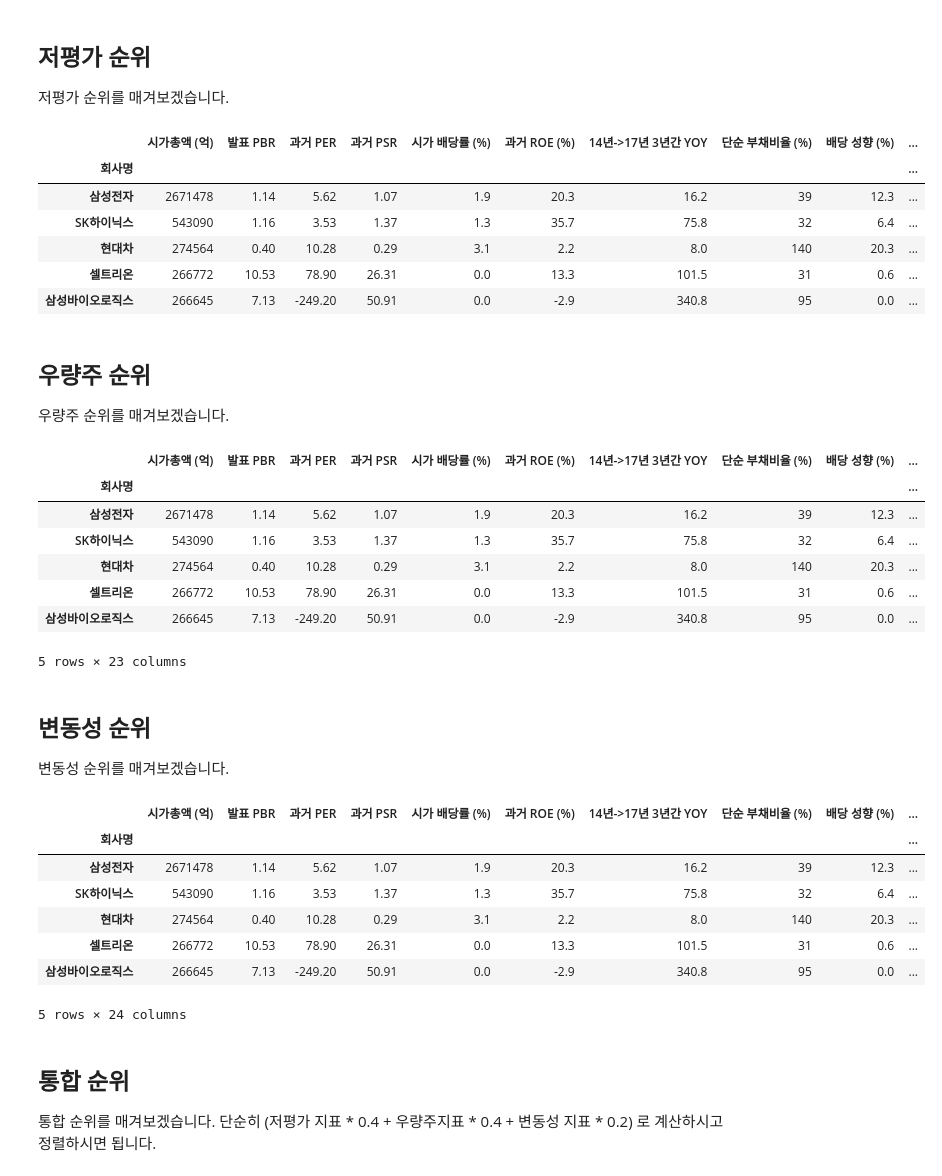
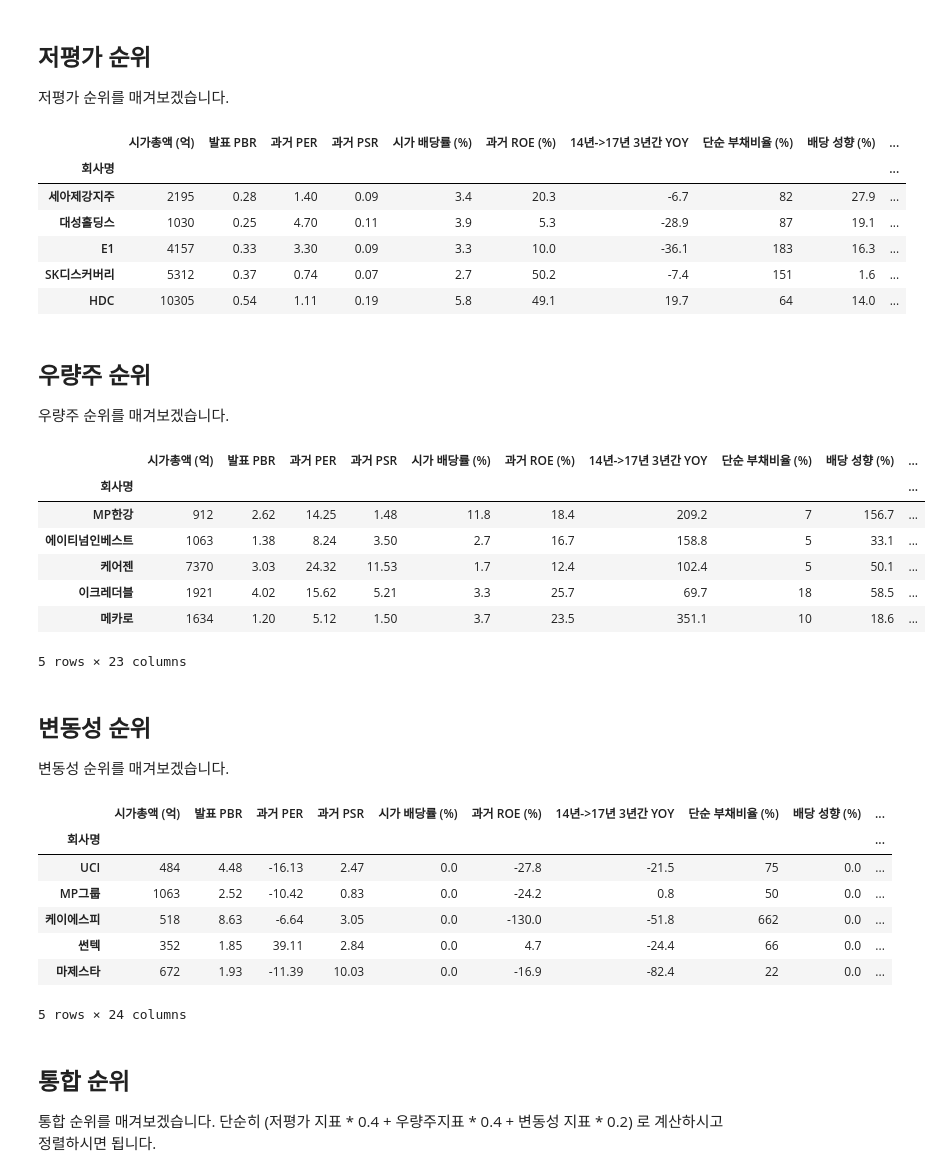
Before and after one commit to tomowind/hkkang_youtube, a Jupyter notebook: notebooks/7-buffett-korea.ipynb, the cells around one changed output. Cells and saved outputs as stored; diff of their text form; code cells hidden in the pictures.

```diff
--- a/notebooks/7-buffett-korea.ipynb
+++ b/notebooks/7-buffett-korea.ipynb
@@ -63,55 +63,57 @@ df['1/PBR'] = 1 / df['발표\nPBR']
 df['1/PER'] = 1 / df['과거\nPER']
 df['1/PSR'] = 1 / df['과거\nPSR']
 
-df['순위 배당수익'] = df['시가\n배당률\n(%)'].rank()
-df['순위 PBR'] = df['1/PBR'].rank()
-df['순위 PER'] = df['1/PER'].rank()
-df['순위 PSR'] = df['1/PSR'].rank()
+df['순위 배당수익'] = df['시가\n배당률\n(%)'].rank(ascending=False)
+df['순위 PBR'] = df['1/PBR'].rank(ascending=False)
+df['순위 PER'] = df['1/PER'].rank(ascending=False)
+df['순위 PSR'] = df['1/PSR'].rank(ascending=False)
 df['통합 저평가 지표'] = df[['순위 배당수익', '순위 PBR', '순위 PER', '순위 PSR']].mean(axis=1)
-df.head()
+
+df.sort_values(by='통합 저평가 지표').head()
 # %% [output]
 |  | 시가총액 (억) | 발표 PBR | 과거 PER | 과거 PSR | 시가 배당률 (%) | 과거 ROE (%) | 14년->17년 3년간 YOY | 단순 부채비율 (%) | 배당 성향 (%) | ... |
 | 회사명 |  |  |  |  |  |  |  |  |  | ... |
-| 삼성전자 | 2671478 | 1.14 | 5.62 | 1.07 | 1.9 | 20.3 | 16.2 | 39 | 12.3 | ... |
-| SK하이닉스 | 543090 | 1.16 | 3.53 | 1.37 | 1.3 | 35.7 | 75.8 | 32 | 6.4 | ... |
-| 현대차 | 274564 | 0.40 | 10.28 | 0.29 | 3.1 | 2.2 | 8.0 | 140 | 20.3 | ... |
-| 셀트리온 | 266772 | 10.53 | 78.90 | 26.31 | 0.0 | 13.3 | 101.5 | 31 | 0.6 | ... |
-| 삼성바이오로직스 | 266645 | 7.13 | -249.20 | 50.91 | 0.0 | -2.9 | 340.8 | 95 | 0.0 | ... |
+| 세아제강지주 | 2195 | 0.28 | 1.40 | 0.09 | 3.4 | 20.3 | -6.7 | 82 | 27.9 | ... |
+| 대성홀딩스 | 1030 | 0.25 | 4.70 | 0.11 | 3.9 | 5.3 | -28.9 | 87 | 19.1 | ... |
+| E1 | 4157 | 0.33 | 3.30 | 0.09 | 3.3 | 10.0 | -36.1 | 183 | 16.3 | ... |
+| SK디스커버리 | 5312 | 0.37 | 0.74 | 0.07 | 2.7 | 50.2 | -7.4 | 151 | 1.6 | ... |
+| HDC | 10305 | 0.54 | 1.11 | 0.19 | 5.8 | 49.1 | 19.7 | 64 | 14.0 | ... |
 # %% [markdown]
 ## 우량주 순위
 
 우량주 순위를 매겨보겠습니다.
 # %%
-df['ROE 순위'] = df['과거\nROE\n(%)'].rank()
-df['영업이익 성장 순위'] = df['14년->17년\n3년간 YOY'].rank()
-df['부채비율 순위'] = df['단순\n부채비율\n(%)'].rank()
-df['배당성향 순위'] = df['배당\n성향\n(%)'].rank()
+df['ROE 순위'] = df['과거\nROE\n(%)'].rank(ascending=False)
+df['영업이익 성장 순위'] = df['14년->17년\n3년간 YOY'].rank(ascending=False)
+df['부채비율 순위'] = df['단순\n부채비율\n(%)'].rank(ascending=True)
+df['배당성향 순위'] = df['배당\n성향\n(%)'].rank(ascending=False)
 df['통합 우량주 지표'] = df[['ROE 순위', '영업이익 성장 순위', '부채비율 순위', '배당성향 순위']].mean(axis=1)
-df.head()
+
+df.sort_values(by='통합 우량주 지표').head()
 # %% [output]
 |  | 시가총액 (억) | 발표 PBR | 과거 PER | 과거 PSR | 시가 배당률 (%) | 과거 ROE (%) | 14년->17년 3년간 YOY | 단순 부채비율 (%) | 배당 성향 (%) | ... |
 | 회사명 |  |  |  |  |  |  |  |  |  | ... |
-| 삼성전자 | 2671478 | 1.14 | 5.62 | 1.07 | 1.9 | 20.3 | 16.2 | 39 | 12.3 | ... |
-| SK하이닉스 | 543090 | 1.16 | 3.53 | 1.37 | 1.3 | 35.7 | 75.8 | 32 | 6.4 | ... |
-| 현대차 | 274564 | 0.40 | 10.28 | 0.29 | 3.1 | 2.2 | 8.0 | 140 | 20.3 | ... |
-| 셀트리온 | 266772 | 10.53 | 78.90 | 26.31 | 0.0 | 13.3 | 101.5 | 31 | 0.6 | ... |
-| 삼성바이오로직스 | 266645 | 7.13 | -249.20 | 50.91 | 0.0 | -2.9 | 340.8 | 95 | 0.0 | ... |
+| MP한강 | 912 | 2.62 | 14.25 | 1.48 | 11.8 | 18.4 | 209.2 | 7 | 156.7 | ... |
+| 에이티넘인베스트 | 1063 | 1.38 | 8.24 | 3.50 | 2.7 | 16.7 | 158.8 | 5 | 33.1 | ... |
+| 케어젠 | 7370 | 3.03 | 24.32 | 11.53 | 1.7 | 12.4 | 102.4 | 5 | 50.1 | ... |
+| 이크레더블 | 1921 | 4.02 | 15.62 | 5.21 | 3.3 | 25.7 | 69.7 | 18 | 58.5 | ... |
+| 메카로 | 1634 | 1.20 | 5.12 | 1.50 | 3.7 | 23.5 | 351.1 | 10 | 18.6 | ... |
 5 rows × 23 columns
 # %% [markdown]
 ## 변동성 순위
 
 변동성 순위를 매겨보겠습니다.
 # %%
-df['변동성 순위'] = df['주가\n변동성'].rank()
-df.head()
+df['변동성 순위'] = df['주가\n변동성'].rank(ascending=True)
+df.sort_values(by='변동성 순위').head()
 # %% [output]
 |  | 시가총액 (억) | 발표 PBR | 과거 PER | 과거 PSR | 시가 배당률 (%) | 과거 ROE (%) | 14년->17년 3년간 YOY | 단순 부채비율 (%) | 배당 성향 (%) | ... |
 | 회사명 |  |  |  |  |  |  |  |  |  | ... |
-| 삼성전자 | 2671478 | 1.14 | 5.62 | 1.07 | 1.9 | 20.3 | 16.2 | 39 | 12.3 | ... |
-| SK하이닉스 | 543090 | 1.16 | 3.53 | 1.37 | 1.3 | 35.7 | 75.8 | 32 | 6.4 | ... |
-| 현대차 | 274564 | 0.40 | 10.28 | 0.29 | 3.1 | 2.2 | 8.0 | 140 | 20.3 | ... |
-| 셀트리온 | 266772 | 10.53 | 78.90 | 26.31 | 0.0 | 13.3 | 101.5 | 31 | 0.6 | ... |
-| 삼성바이오로직스 | 266645 | 7.13 | -249.20 | 50.91 | 0.0 | -2.9 | 340.8 | 95 | 0.0 | ... |
+| UCI | 484 | 4.48 | -16.13 | 2.47 | 0.0 | -27.8 | -21.5 | 75 | 0.0 | ... |
+| MP그룹 | 1063 | 2.52 | -10.42 | 0.83 | 0.0 | -24.2 | 0.8 | 50 | 0.0 | ... |
+| 케이에스피 | 518 | 8.63 | -6.64 | 3.05 | 0.0 | -130.0 | -51.8 | 662 | 0.0 | ... |
+| 썬텍 | 352 | 1.85 | 39.11 | 2.84 | 0.0 | 4.7 | -24.4 | 66 | 0.0 | ... |
+| 마제스타 | 672 | 1.93 | -11.39 | 10.03 | 0.0 | -16.9 | -82.4 | 22 | 0.0 | ... |
 5 rows × 24 columns
 # %% [markdown]
 ## 통합 순위
```
Also changed, not shown: parts of 2 cells of this notebook.
